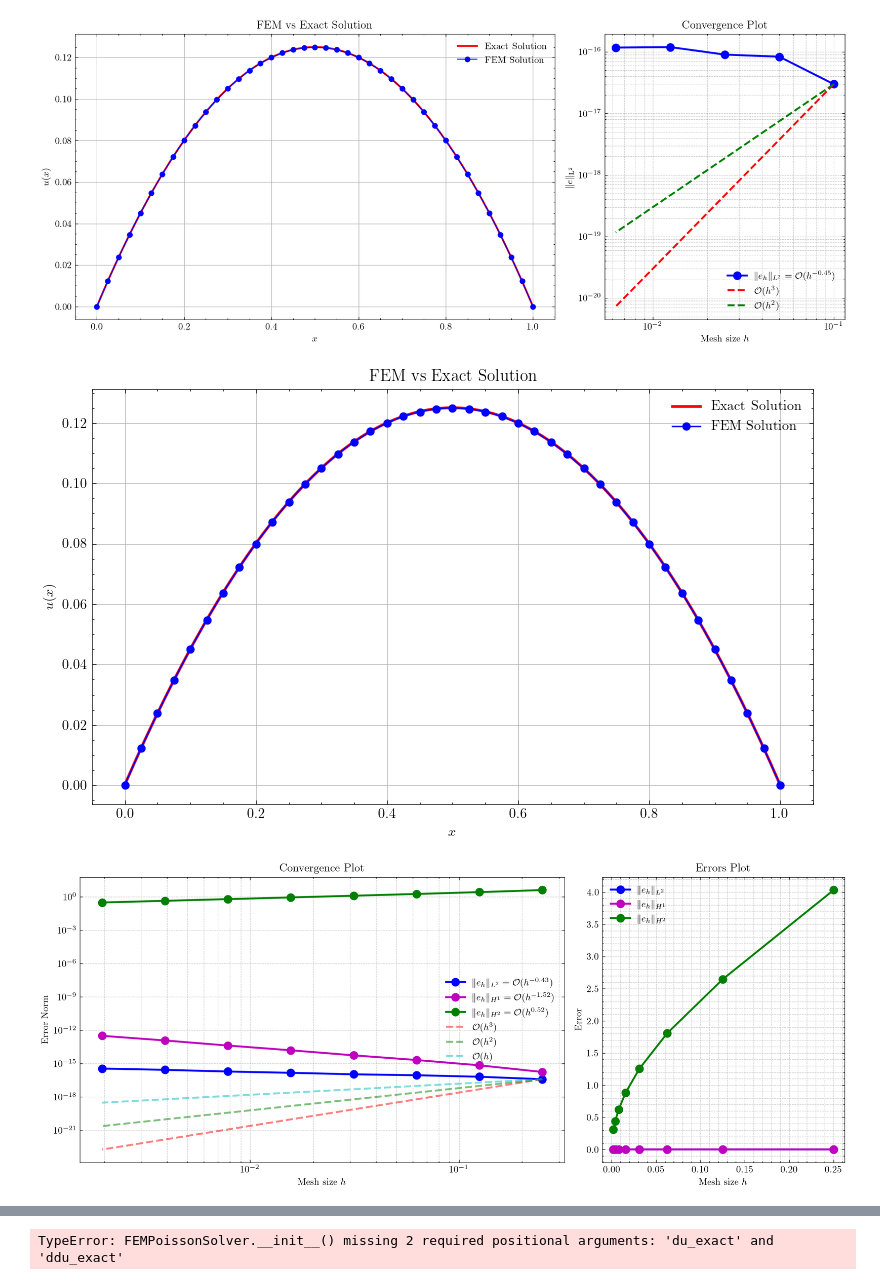
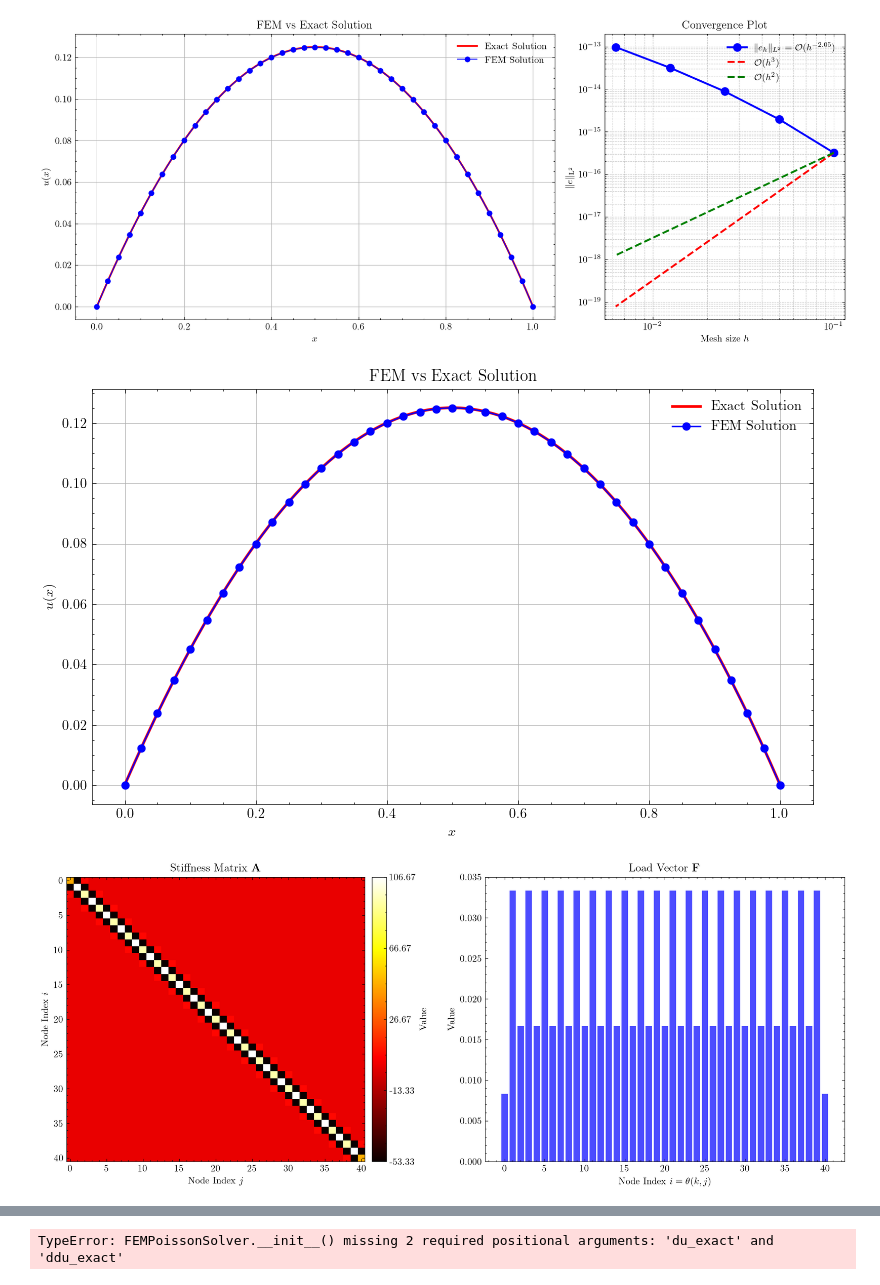
Before and after one commit to TrymSaether/TMA4212-Project-2-FEM, a Jupyter notebook: main.ipynb, the cells around one changed output, grey strips where cells are left out. Drawn from its saved outputs; the diff is of its cells as text; code cells hidden in the pictures.

```diff
--- a/main.ipynb
+++ b/main.ipynb
@@ -10,13 +10,13 @@ du_exact1 = lambda x: 0.5 - x
 ddu_exact1 = lambda x: -1.0
 
 savefig = False
-solver1 = FEMPoissonSolver(M=20, f=f1, exact=exact1, du_exact=du_exact1, ddu_exact=ddu_exact1)
-solver1.assemble()
-solver1.solve()
-solver1.print_convergence_table()
-solver1.plot(fine_mesh=10_000, name='simple', savefig=savefig)
-solver1.plot_solution(name='simple', savefig=savefig)
-solver1.plot_convergence(name='simple', savefig=savefig)
+ex1 = FEMPoissonSolver(M=20, f=f1, exact=exact1, du_exact=du_exact1, ddu_exact=ddu_exact1)
+ex1.assemble()
+ex1.solve()
+print_convergence_table(ex1)
+plot(ex1, name='simple', savefig=savefig)
+plot_solution(ex1, name='simple', savefig=savefig)
+plot_stiffness_matrix_and_load_vector(ex1, name='simple', savefig=savefig)
 # %% [output]
                                                   Convergence Analysis
 ========================================================================================================================
@@ -36,7 +36,7 @@ Final errors - L2: 3.61e-16, H1: 3.19e-13, H2: 3.10e-01
 ========================================================================================================================
-[figure, old version]
+[figure, new version]
 [figure]
-[figure, old version]
+[figure, new version]
 # %%
 
 f2 = lambda x: np.pi**2 * np.sin(np.pi*x)
```
Also changed, not shown: parts of 5 cells of this notebook, 1 other file.
